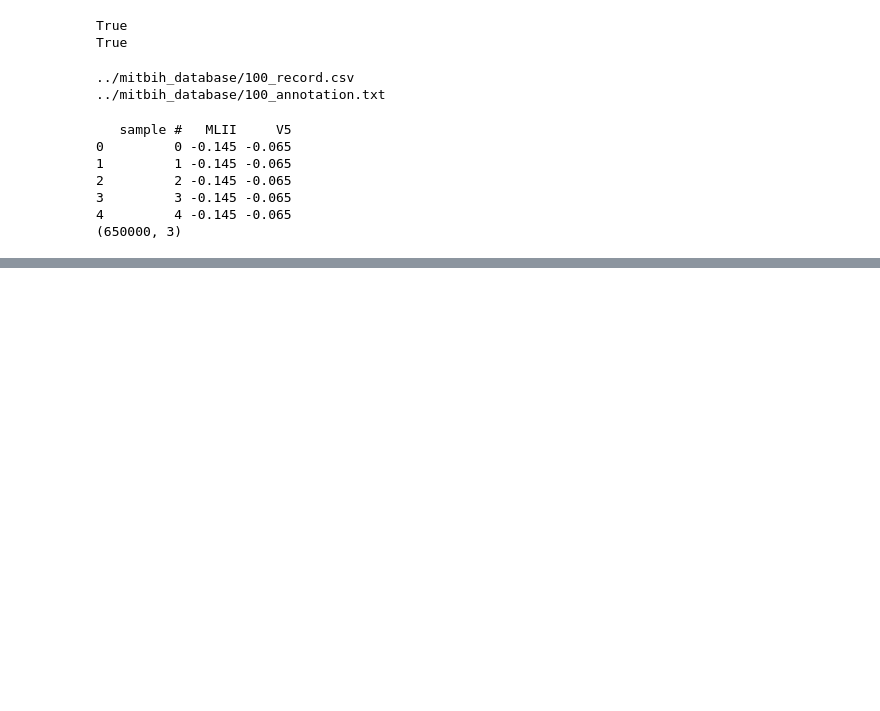
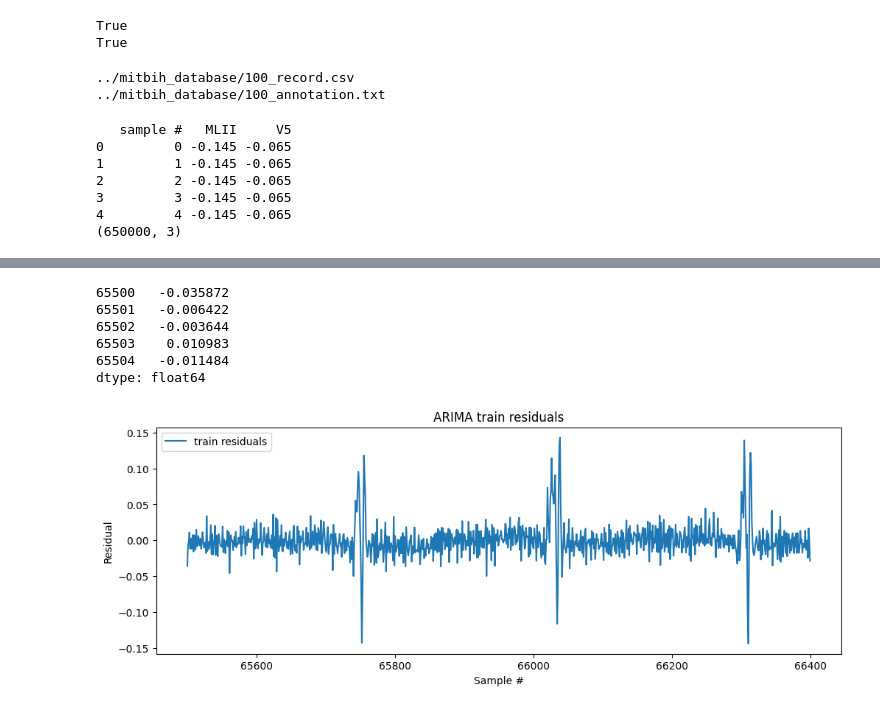
Before and after one commit to spoiler48/ecg-anomalies, a Jupyter notebook: notebooks/arima.ipynb, the cells around one changed output, grey strips where cells are left out. Cells and saved outputs as stored; diff of their text form; code cells hidden in the pictures; blank space fills up the shorter version.

```diff
--- a/notebooks/arima.ipynb
+++ b/notebooks/arima.ipynb
@@ -93,3 +222,32 @@ for value in test:
     predictions.append(prediction)
 
     history.append(value)
+# %%
+model_init = ARIMA(train, order=(2, 0, 0))
+model_fit_init = model_init.fit()
+# %%
+train_residuals = model_fit_init.resid
+# %%
+train_residuals.head()
+# %% [output]
+65500   -0.035872
+65501   -0.006422
+65502   -0.003644
+65503    0.010983
+65504   -0.011484
+dtype: float64
+# %%
+test_samples = test.index
+
+plt.figure(figsize=(12, 4))
+
+plt.plot(train_residuals, label='train residuals')
+
+plt.xlabel('Sample #')
+plt.ylabel('Residual')
+plt.title('ARIMA train residuals')
+plt.legend()
+
+plt.show()
+# %% [output]
+[figure, added]
```
Also changed, not shown: parts of 23 cells of this notebook, 1 other file.
